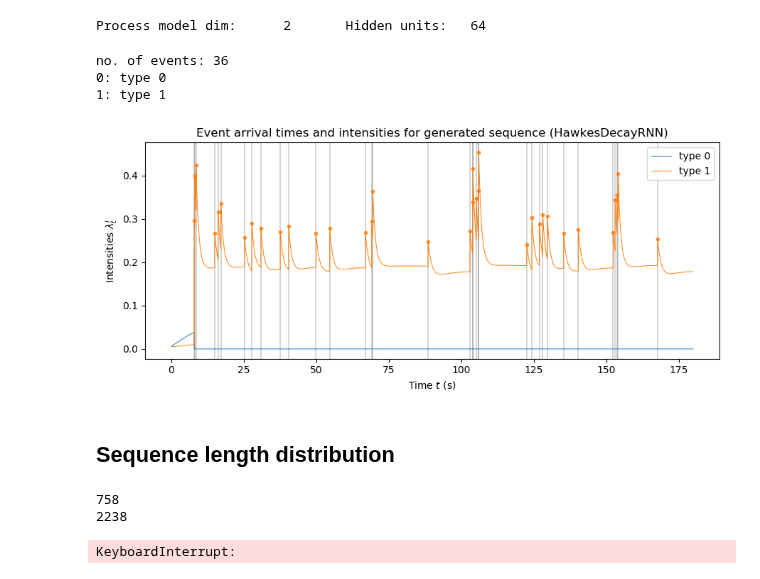
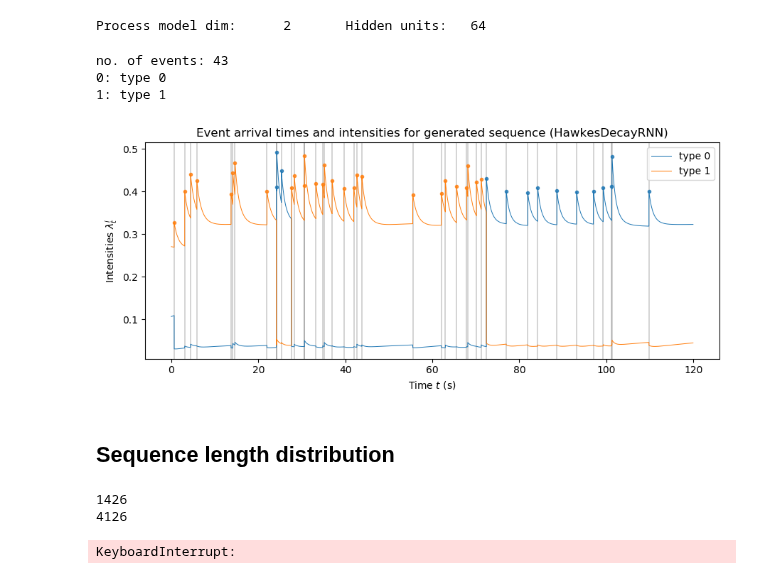
Before and after one commit to Deeptradingfx/point-process-nets, a Jupyter notebook: notebooks/decayrnn.ipynb, the cells around one changed output. Saved outputs shown, nothing was run; the diff lists cells and outputs as text; code cells hidden in the pictures.

```diff
--- a/notebooks/decayrnn.ipynb
+++ b/notebooks/decayrnn.ipynb
@@ -226,5 +225,5 @@ for p in MODEL_FILES:
 # %%
-load_filename = MODEL_FILES[4]
+load_filename = MODEL_FILES[0]
 print("chosen file:", load_filename)
 
 load_file_timestamp = "-".join(os.path.splitext(os.path.basename(load_filename))[0].split('-')[-2:])
@@ -279,14 +278,14 @@ generator = HawkesRNNGen(model, record_intensity=False)
 # %% [output]
 Process model dim:      2       Hidden units:   64
 # %%
-tmax_simu = 180
+tmax_simu = 120
 generator.generate_sequence(tmax_simu, record_intensity=True)
 fig_intensity_stream = generator.plot_events_and_intensity()
 # %% [output]
-no. of events: 36
+no. of events: 43
 0: type 0
 1: type 1
-[figure, old version]
+[figure, new version]
 # %%
 fig_intensity_stream.savefig("../results/intensity_{}_{}d_hidden{}_{}.pdf".format(
     MODEL_NAME, process_dim, hidden_size, load_file_timestamp))
@@ -300,8 +299,8 @@ generator.generate_sequence(tmax)
 print(len(generator.event_times))
 print(len(generator._plot_times))
 # %% [output]
-758
-2238
+1426
+4126
 # %%
 gen_seq_lengths, gen_seq_types_lengths = evaluation.generate_multiple_sequences(generator, tmax)
 # %% [output]
```
Also changed, not shown: parts of 2 cells of this notebook, 7 other files.
